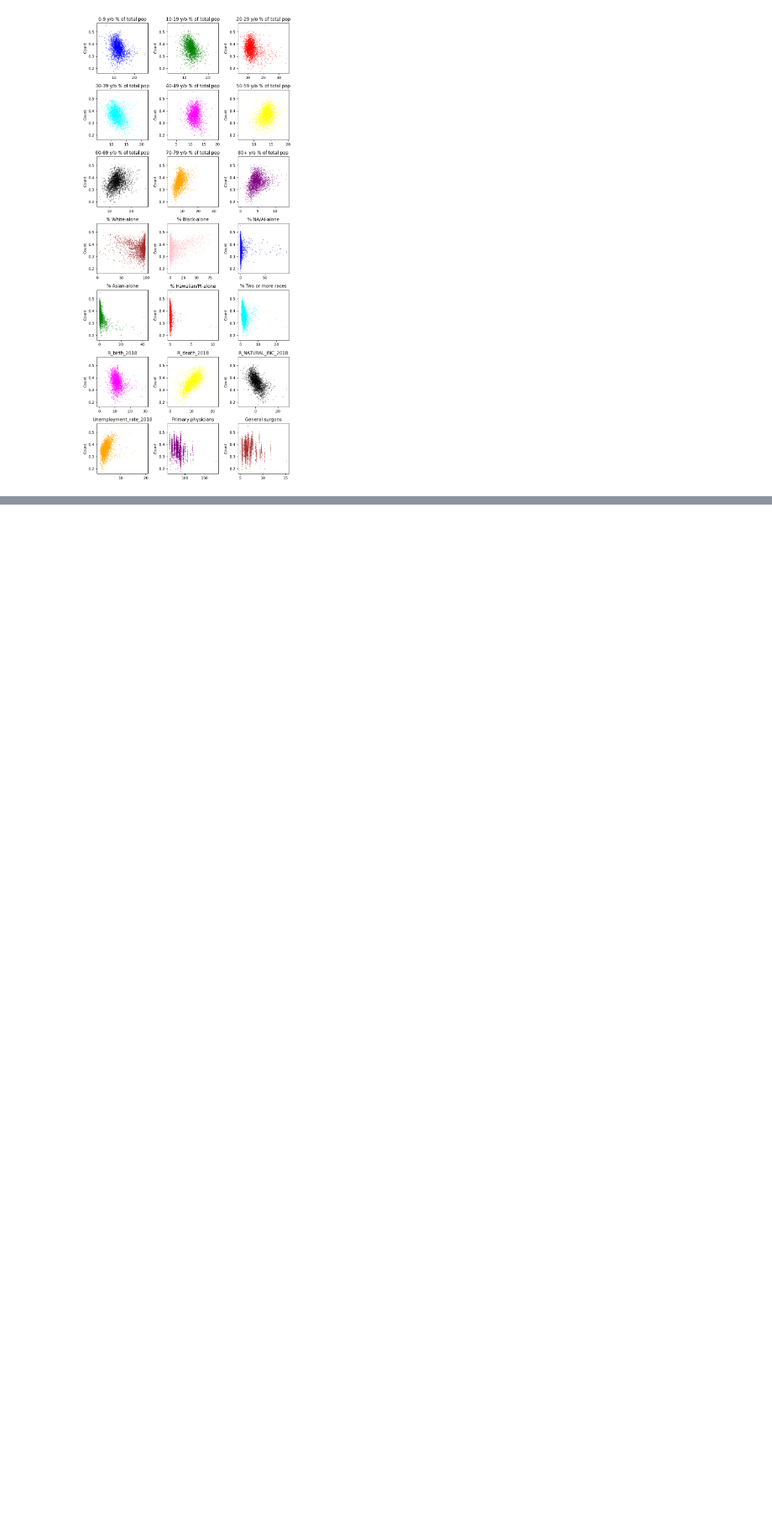
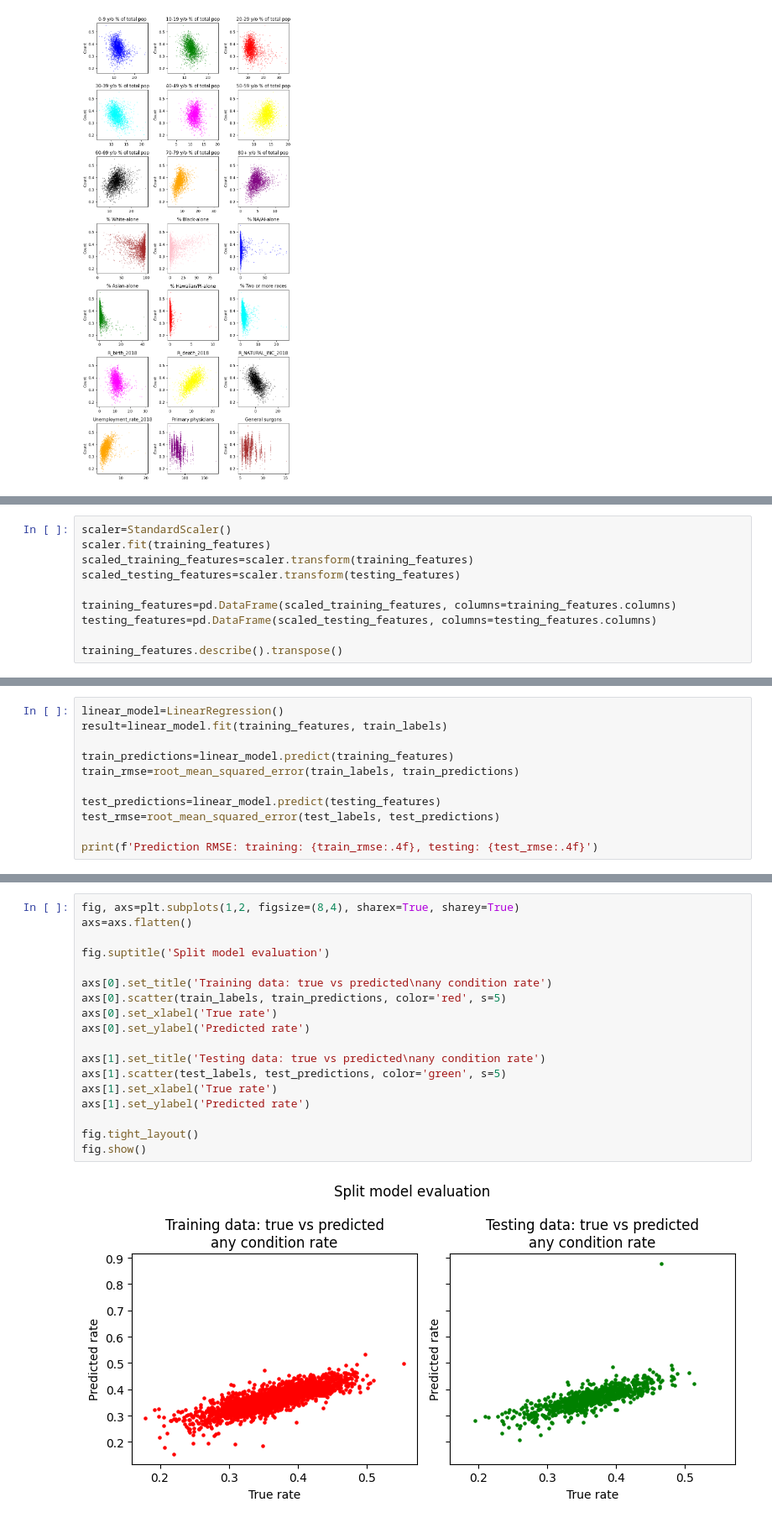
Before and after one commit to 4GeeksAcademy/Madesh1-regularized-linear-regression, a Jupyter notebook: src/Madesh_solution.ipynb, the cells around one changed output, grey strips where cells are left out. Shown at 84% size. Cells and saved outputs as stored; diff of their text form; blank space fills up the shorter version.

```diff
--- a/src/Madesh_solution.ipynb
+++ b/src/Madesh_solution.ipynb
@@ -295,0 +301,10 @@ fig.show()
+# %%
+scaler=StandardScaler()
+scaler.fit(training_features)
+scaled_training_features=scaler.transform(training_features)
+scaled_testing_features=scaler.transform(testing_features)
+
+training_features=pd.DataFrame(scaled_training_features, columns=training_features.columns)
+testing_features=pd.DataFrame(scaled_testing_features, columns=testing_features.columns)
+
+training_features.describe().transpose()
@@ -295,0 +331,11 @@ fig.show()
+# %%
+linear_model=LinearRegression()
+result=linear_model.fit(training_features, train_labels)
+
+train_predictions=linear_model.predict(training_features)
+train_rmse=root_mean_squared_error(train_labels, train_predictions)
+
+test_predictions=linear_model.predict(testing_features)
+test_rmse=root_mean_squared_error(test_labels, test_predictions)
+
+print(f'Prediction RMSE: training: {train_rmse:.4f}, testing: {test_rmse:.4f}')
@@ -295,0 +346,20 @@ fig.show()
+# %%
+fig, axs=plt.subplots(1,2, figsize=(8,4), sharex=True, sharey=True)
+axs=axs.flatten()
+
+fig.suptitle('Split model evaluation')
+
+axs[0].set_title('Training data: true vs predicted\nany condition rate')
+axs[0].scatter(train_labels, train_predictions, color='red', s=5)
+axs[0].set_xlabel('True rate')
+axs[0].set_ylabel('Predicted rate')
+
+axs[1].set_title('Testing data: true vs predicted\nany condition rate')
+axs[1].scatter(test_labels, test_predictions, color='green', s=5)
+axs[1].set_xlabel('True rate')
+axs[1].set_ylabel('Predicted rate')
+
+fig.tight_layout()
+fig.show()
+# %% [output]
+[figure, added]
```
Also changed, not shown: parts of 16 cells of this notebook.
